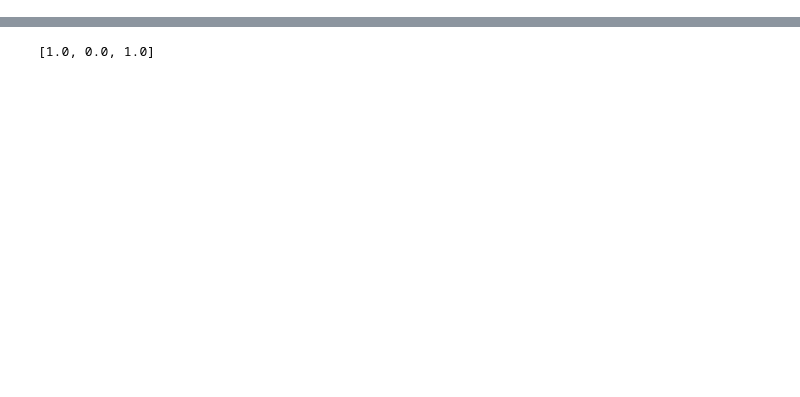
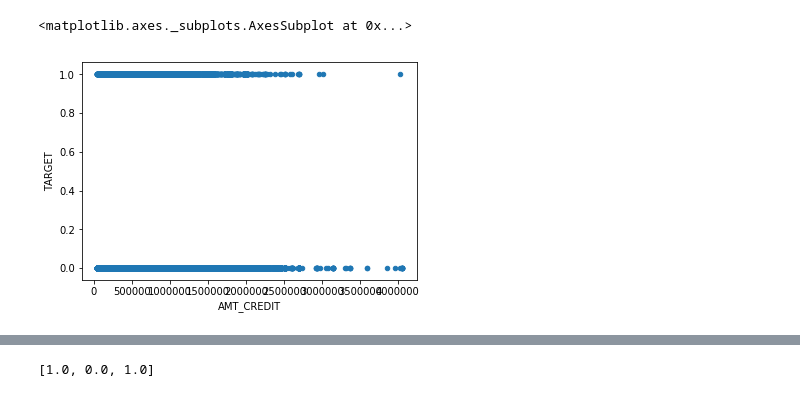
Before and after one commit to hayaken8112/kaggle_default_risk, a Jupyter notebook: takeryo.ipynb, the cells around one changed output, grey strips where cells are left out. Cells and saved outputs as stored; diff of their text form; code cells hidden in the pictures; blank space fills up the shorter version.

```diff
--- a/takeryo.ipynb
+++ b/takeryo.ipynb
@@ -60,11 +54,0 @@ train_data.plot.scatter(x = "AMT_INCOME_TOTAL", y = "TARGET")
-# %%
-#normalize data for neural network
-train_data["TARGET"] = train_data["TARGET"].values.astype("float")
-train_data["CODE_GENDER"] = train_data["CODE_GENDER"].values.astype("float")
-train_data["FLAG_OWN_CAR"] = train_data["FLAG_OWN_CAR"].values.astype("float")
-train_data["FLAG_OWN_REALTY"] = train_data["FLAG_OWN_REALTY"].values.astype("float")
-train_data["CNT_CHILDREN"] = train_data["CNT_CHILDREN"].values.astype("float")
-x = train_data[["CNT_CHILDREN"]].values.astype("float")
-min_max_scaler = preprocessing.MinMaxScaler()
-x_scaled = min_max_scaler.fit_transform(x)
-train_data["CNT_CHILDREN"] = pd.DataFrame(x_scaled)
@@ -80,0 +55,5 @@ test_data["CNT_CHILDREN"] = pd.DataFrame(x_scaled)
+# %%
+train_data.plot.scatter(x = "AMT_CREDIT", y = "TARGET")
+# %% [output]
+<matplotlib.axes._subplots.AxesSubplot at 0x...>
+[figure, added]
```
Also changed, not shown: parts of 23 cells of this notebook, 1 other file.
